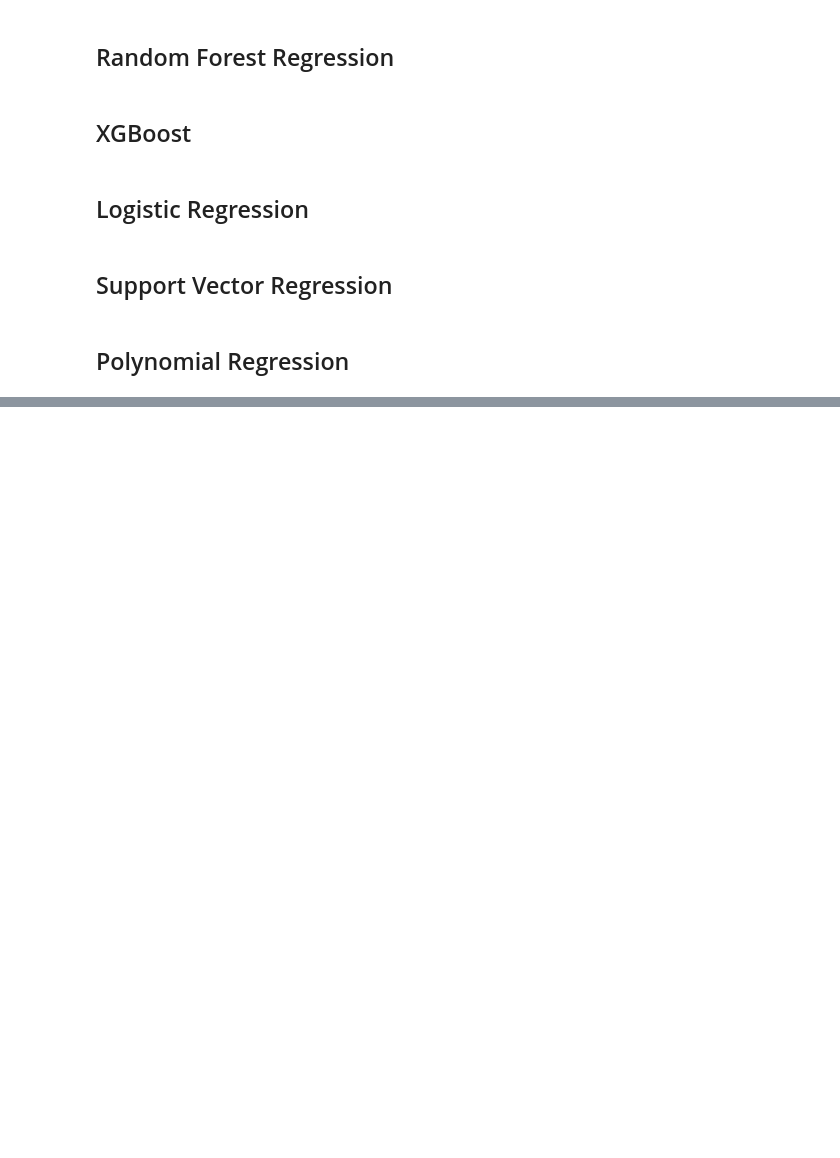
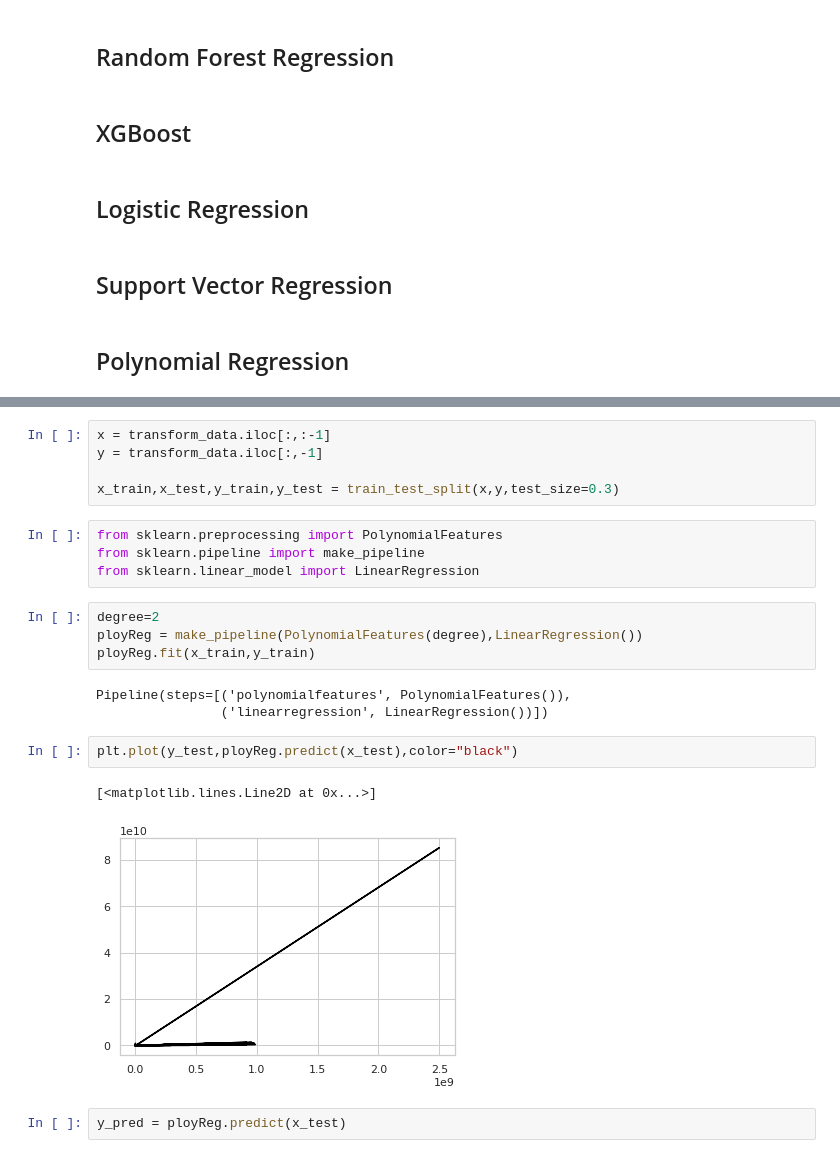
Before and after one commit to ethender/masterssemsterc, a Jupyter notebook: pricesprediction.ipynb, the cells around one changed output, grey strips where cells are left out. Saved outputs shown, nothing was run; the diff lists cells and outputs as text; blank space fills up the shorter version.

Commit message:
polynomial regression

```diff
--- a/pricesprediction.ipynb
+++ b/pricesprediction.ipynb
@@ -624,0 +634,23 @@ rmse.std()
+# %%
+x = transform_data.iloc[:,:-1]
+y = transform_data.iloc[:,-1]
+
+x_train,x_test,y_train,y_test = train_test_split(x,y,test_size=0.3)
+# %%
+from sklearn.preprocessing import PolynomialFeatures
+from sklearn.pipeline import make_pipeline
+from sklearn.linear_model import LinearRegression
+# %%
+degree=2
+ployReg = make_pipeline(PolynomialFeatures(degree),LinearRegression())
+ployReg.fit(x_train,y_train)
+# %% [output]
+Pipeline(steps=[('polynomialfeatures', PolynomialFeatures()),
+                ('linearregression', LinearRegression())])
+# %%
+plt.plot(y_test,ployReg.predict(x_test),color="black")
+# %% [output]
+[<matplotlib.lines.Line2D at 0x...>]
+[figure, added]
+# %%
+y_pred = ployReg.predict(x_test)
```
Also changed, not shown: parts of 6 cells of this notebook.
